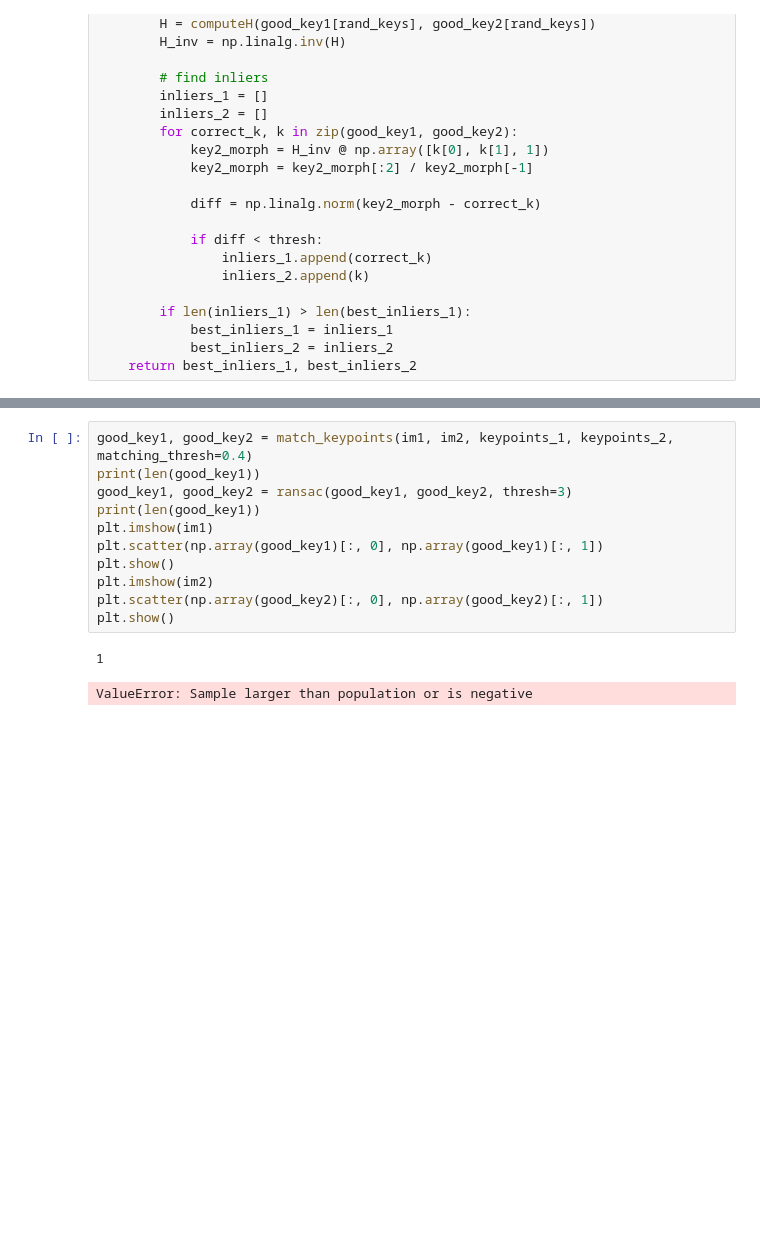
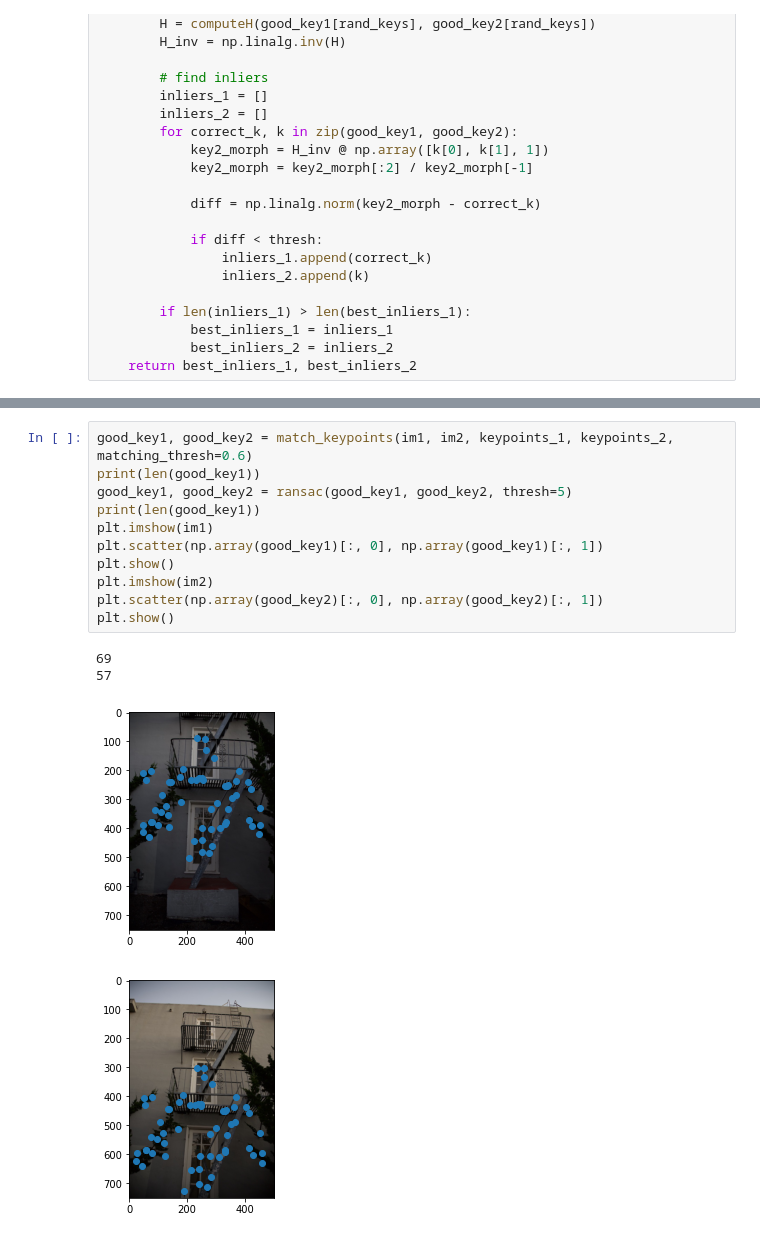
Before and after one commit to didvi/photo-mosaics, a Jupyter notebook: part2.ipynb, the cells around one changed output, grey strips where cells are left out. Saved outputs shown, nothing was run; the diff lists cells and outputs as text; blank space fills up the shorter version.

```diff
--- a/part2.ipynb
+++ b/part2.ipynb
@@ -346,15 +346,17 @@ plt.show()
 # %%
-good_key1, good_key2 = match_keypoints(im1, im2, keypoints_1, keypoints_2, matching_thresh=0.4)
+good_key1, good_key2 = match_keypoints(im1, im2, keypoints_1, keypoints_2, matching_thresh=0.6)
 print(len(good_key1))
-good_key1, good_key2 = ransac(good_key1, good_key2, thresh=3)
+good_key1, good_key2 = ransac(good_key1, good_key2, thresh=5)
 print(len(good_key1))
 plt.imshow(im1)
 plt.scatter(np.array(good_key1)[:, 0], np.array(good_key1)[:, 1])
 plt.show()
 plt.imshow(im2)
 plt.scatter(np.array(good_key2)[:, 0], np.array(good_key2)[:, 1])
 plt.show()
 # %% [output]
-1
+69
+57
-ValueError: Sample larger than population or is negative
+[figure, added]
+[figure, added]
 # %%
```
Also changed, not shown: parts of 3 cells of this notebook, 3 other files.
